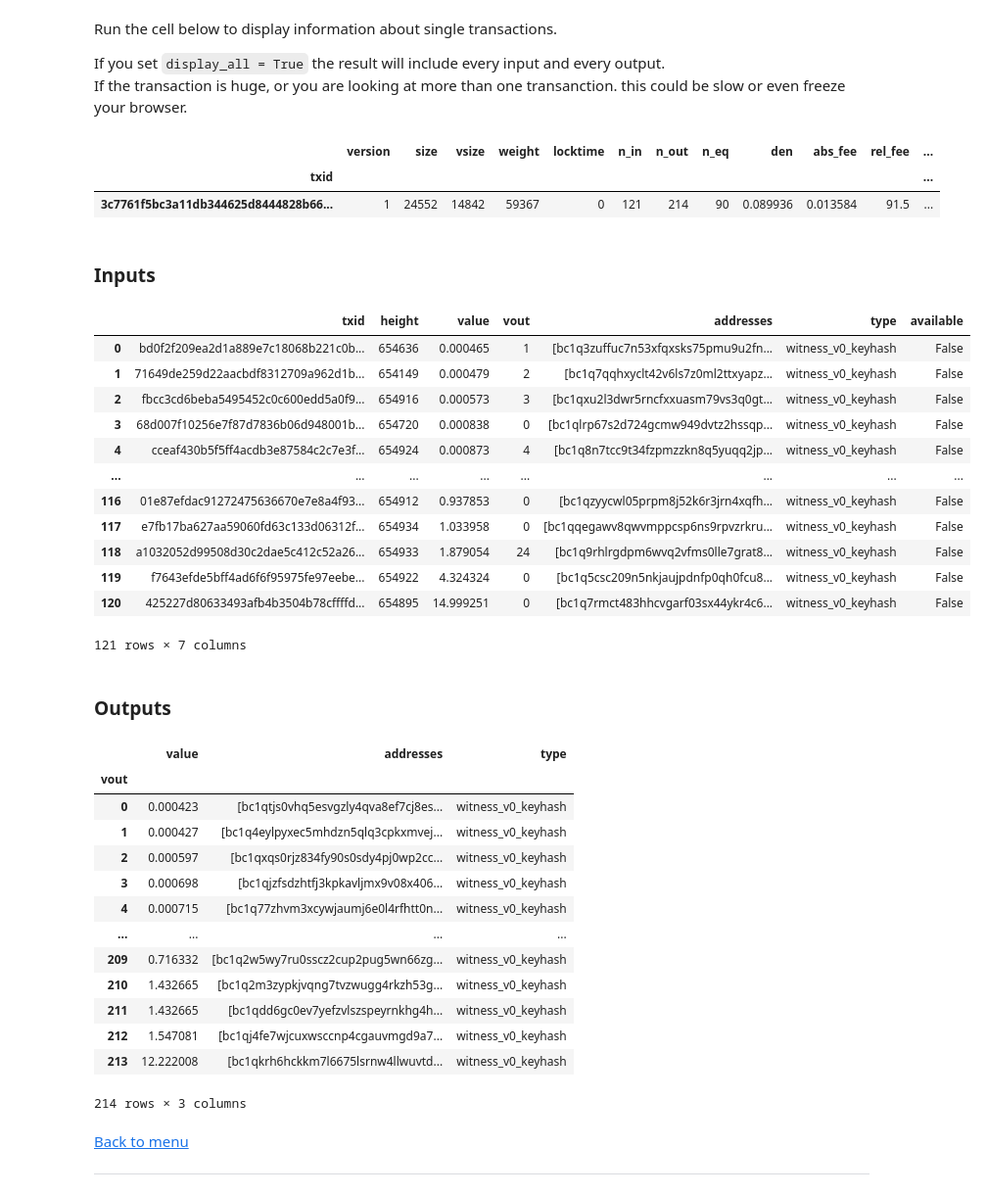
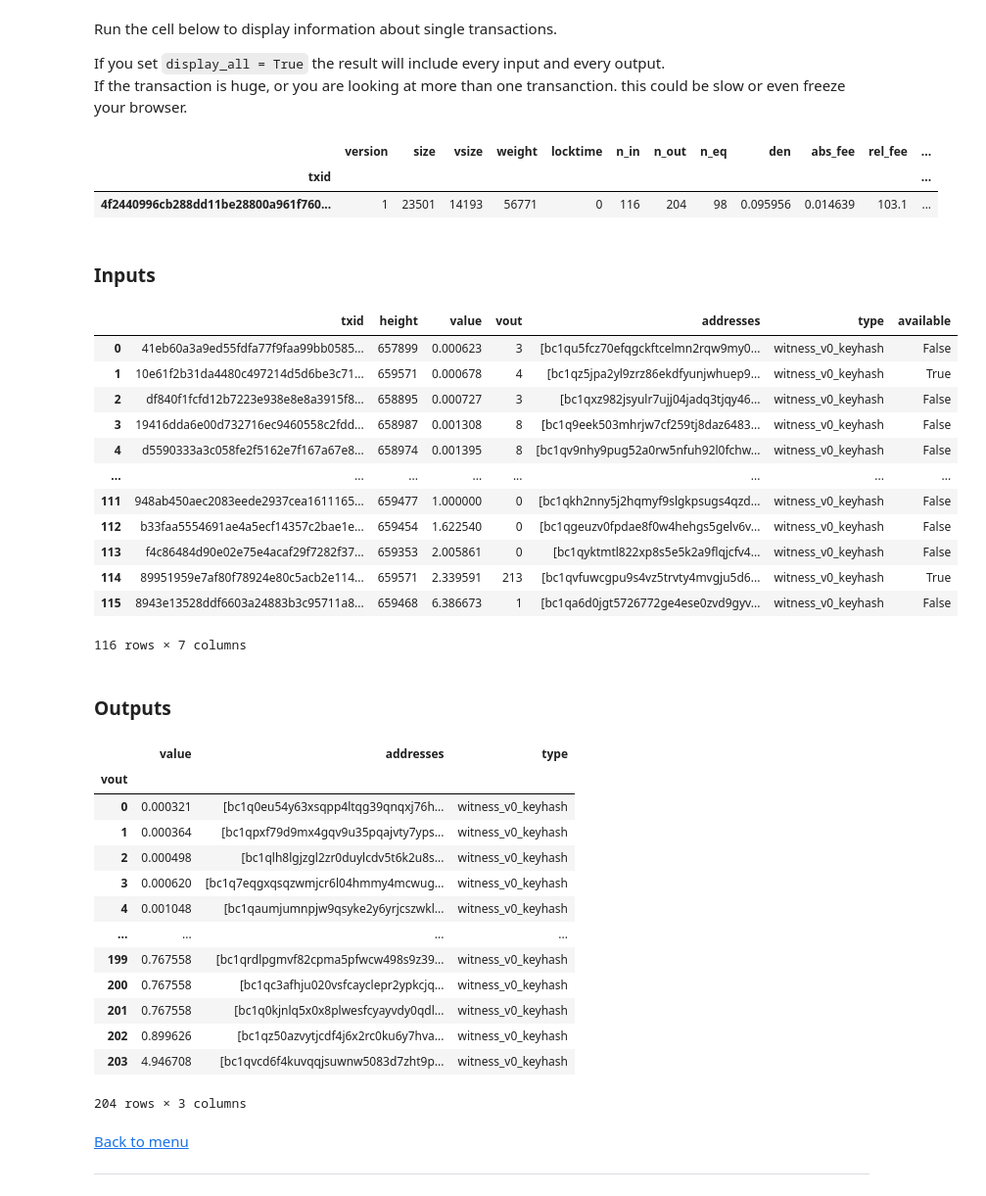
Before and after one commit to PulpCattel/Observatory, a Jupyter notebook: examples/Wasabi_Observatory.ipynb, the cells around one changed output. Shown at 98% size. Saved outputs shown, nothing was run; the diff lists cells and outputs as text; code cells hidden in the pictures.

```diff
--- a/examples/Wasabi_Observatory.ipynb
+++ b/examples/Wasabi_Observatory.ipynb
@@ -192,43 +192,43 @@ If you set `display_all = True` the result will include every input and every ou
 If the transaction is huge, or you are looking at more than one transanction. this could be slow or even freeze your browser.
 # %%
 ### INSERT HERE ###
-txid = '3c7761f5bc3a11db344625d8444828b662c755580989d3acb9ae6d6010079706'
+txid = '4f2440996cb288dd11be28800a961f760135d698f3dce5fece3224a78a6fa38b'
 display_all = False
 
 obs.show_tx(txs, txid, display_all)
 # %% [output]
 |  | version | size | vsize | weight | locktime | n_in | n_out | n_eq | den | abs_fee | rel_fee | ... |
 | txid |  |  |  |  |  |  |  |  |  |  |  | ... |
-| 3c7761f5bc3a11db344625d8444828b66... | 1 | 24552 | 14842 | 59367 | 0 | 121 | 214 | 90 | 0.089936 | 0.013584 | 91.5 | ... |
+| 4f2440996cb288dd11be28800a961f760... | 1 | 23501 | 14193 | 56771 | 0 | 116 | 204 | 98 | 0.095956 | 0.014639 | 103.1 | ... |
 ### Inputs
 |  | txid | height | value | vout | addresses | type | available |
-| 0 | bd0f2f209ea2d1a889e7c18068b221c0b... | 654636 | 0.000465 | 1 | [bc1q3zuffuc7n53xfqxsks75pmu9u2fn... | witness_v0_keyhash | False |
-| 1 | 71649de259d22aacbdf8312709a962d1b... | 654149 | 0.000479 | 2 | [bc1q7qqhxyclt42v6ls7z0ml2ttxyapz... | witness_v0_keyhash | False |
-| 2 | fbcc3cd6beba5495452c0c600edd5a0f9... | 654916 | 0.000573 | 3 | [bc1qxu2l3dwr5rncfxxuasm79vs3q0gt... | witness_v0_keyhash | False |
-| 3 | 68d007f10256e7f87d7836b06d948001b... | 654720 | 0.000838 | 0 | [bc1qlrp67s2d724gcmw949dvtz2hssqp... | witness_v0_keyhash | False |
-| 4 | cceaf430b5f5ff4acdb3e87584c2c7e3f... | 654924 | 0.000873 | 4 | [bc1q8n7tcc9t34fzpmzzkn8q5yuqq2jp... | witness_v0_keyhash | False |
+| 0 | 41eb60a3a9ed55fdfa77f9faa99bb0585... | 657899 | 0.000623 | 3 | [bc1qu5fcz70efqgckftcelmn2rqw9my0... | witness_v0_keyhash | False |
+| 1 | 10e61f2b31da4480c497214d5d6be3c71... | 659571 | 0.000678 | 4 | [bc1qz5jpa2yl9zrz86ekdfyunjwhuep9... | witness_v0_keyhash | True |
+| 2 | df840f1fcfd12b7223e938e8e8a3915f8... | 658895 | 0.000727 | 3 | [bc1qxz982jsyulr7ujj04jadq3tjqy46... | witness_v0_keyhash | False |
+| 3 | 19416dda6e00d732716ec9460558c2fdd... | 658987 | 0.001308 | 8 | [bc1q9eek503mhrjw7cf259tj8daz6483... | witness_v0_keyhash | False |
+| 4 | d5590333a3c058fe2f5162e7f167a67e8... | 658974 | 0.001395 | 8 | [bc1qv9nhy9pug52a0rw5nfuh92l0fchw... | witness_v0_keyhash | False |
 | ... | ... | ... | ... | ... | ... | ... | ... |
-| 116 | 01e87efdac91272475636670e7e8a4f93... | 654912 | 0.937853 | 0 | [bc1qzyycwl05prpm8j52k6r3jrn4xqfh... | witness_v0_keyhash | False |
-| 117 | e7fb17ba627aa59060fd63c133d06312f... | 654934 | 1.033958 | 0 | [bc1qqegawv8qwvmppcsp6ns9rpvzrkru... | witness_v0_keyhash | False |
-| 118 | a1032052d99508d30c2dae5c412c52a26... | 654933 | 1.879054 | 24 | [bc1q9rhlrgdpm6wvq2vfms0lle7grat8... | witness_v0_keyhash | False |
-| 119 | f7643efde5bff4ad6f6f95975fe97eebe... | 654922 | 4.324324 | 0 | [bc1q5csc209n5nkjaujpdnfp0qh0fcu8... | witness_v0_keyhash | False |
-| 120 | 425227d80633493afb4b3504b78cffffd... | 654895 | 14.999251 | 0 | [bc1q7rmct483hhcvgarf03sx44ykr4c6... | witness_v0_keyhash | False |
+| 111 | 948ab450aec2083eede2937cea1611165... | 659477 | 1.000000 | 0 | [bc1qkh2nny5j2hqmyf9slgkpsugs4qzd... | witness_v0_keyhash | False |
+| 112 | b33faa5554691ae4a5ecf14357c2bae1e... | 659454 | 1.622540 | 0 | [bc1qgeuzv0fpdae8f0w4hehgs5gelv6v... | witness_v0_keyhash | False |
+| 113 | f4c86484d90e02e75e4acaf29f7282f37... | 659353 | 2.005861 | 0 | [bc1qyktmtl822xp8s5e5k2a9flqjcfv4... | witness_v0_keyhash | False |
+| 114 | 89951959e7af80f78924e80c5acb2e114... | 659571 | 2.339591 | 213 | [bc1qvfuwcgpu9s4vz5trvty4mvgju5d6... | witness_v0_keyhash | True |
+| 115 | 8943e13528ddf6603a24883b3c95711a8... | 659468 | 6.386673 | 1 | [bc1qa6d0jgt5726772ge4ese0zvd9gyv... | witness_v0_keyhash | False |
-121 rows × 7 columns
+116 rows × 7 columns
 ### Outputs
 |  | value | addresses | type |
 | vout |  |  |  |
-| 0 | 0.000423 | [bc1qtjs0vhq5esvgzly4qva8ef7cj8es... | witness_v0_keyhash |
-| 1 | 0.000427 | [bc1q4eylpyxec5mhdzn5qlq3cpkxmvej... | witness_v0_keyhash |
-| 2 | 0.000597 | [bc1qxqs0rjz834fy90s0sdy4pj0wp2cc... | witness_v0_keyhash |
-| 3 | 0.000698 | [bc1qjzfsdzhtfj3kpkavljmx9v08x406... | witness_v0_keyhash |
-| 4 | 0.000715 | [bc1q77zhvm3xcywjaumj6e0l4rfhtt0n... | witness_v0_keyhash |
+| 0 | 0.000321 | [bc1q0eu54y63xsqpp4ltqg39qnqxj76h... | witness_v0_keyhash |
+| 1 | 0.000364 | [bc1qpxf79d9mx4gqv9u35pqajvty7yps... | witness_v0_keyhash |
+| 2 | 0.000498 | [bc1qlh8lgjzgl2zr0duylcdv5t6k2u8s... | witness_v0_keyhash |
+| 3 | 0.000620 | [bc1q7eqgxqsqzwmjcr6l04hmmy4mcwug... | witness_v0_keyhash |
+| 4 | 0.001048 | [bc1qaumjumnpjw9qsyke2y6yrjcszwkl... | witness_v0_keyhash |
 | ... | ... | ... | ... |
-| 209 | 0.716332 | [bc1q2w5wy7ru0sscz2cup2pug5wn66zg... | witness_v0_keyhash |
-| 210 | 1.432665 | [bc1q2m3zypkjvqng7tvzwugg4rkzh53g... | witness_v0_keyhash |
-| 211 | 1.432665 | [bc1qdd6gc0ev7yefzvlszspeyrnkhg4h... | witness_v0_keyhash |
-| 212 | 1.547081 | [bc1qj4fe7wjcuxwsccnp4cgauvmgd9a7... | witness_v0_keyhash |
-| 213 | 12.222008 | [bc1qkrh6hckkm7l6675lsrnw4llwuvtd... | witness_v0_keyhash |
+| 199 | 0.767558 | [bc1qrdlpgmvf82cpma5pfwcw498s9z39... | witness_v0_keyhash |
+| 200 | 0.767558 | [bc1qc3afhju020vsfcayclepr2ypkcjq... | witness_v0_keyhash |
+| 201 | 0.767558 | [bc1q0kjnlq5x0x8plwesfcyayvdy0qdl... | witness_v0_keyhash |
+| 202 | 0.899626 | [bc1qz50azvytjcdf4j6x2rc0ku6y7hva... | witness_v0_keyhash |
+| 203 | 4.946708 | [bc1qvcd6f4kuvqqjsuwnw5083d7zht9p... | witness_v0_keyhash |
-214 rows × 3 columns
+204 rows × 3 columns
 # %% [markdown]
 [Back to menu](#Menu)
 
```
Also changed, not shown: parts of 7 cells of this notebook, 2 other files.
